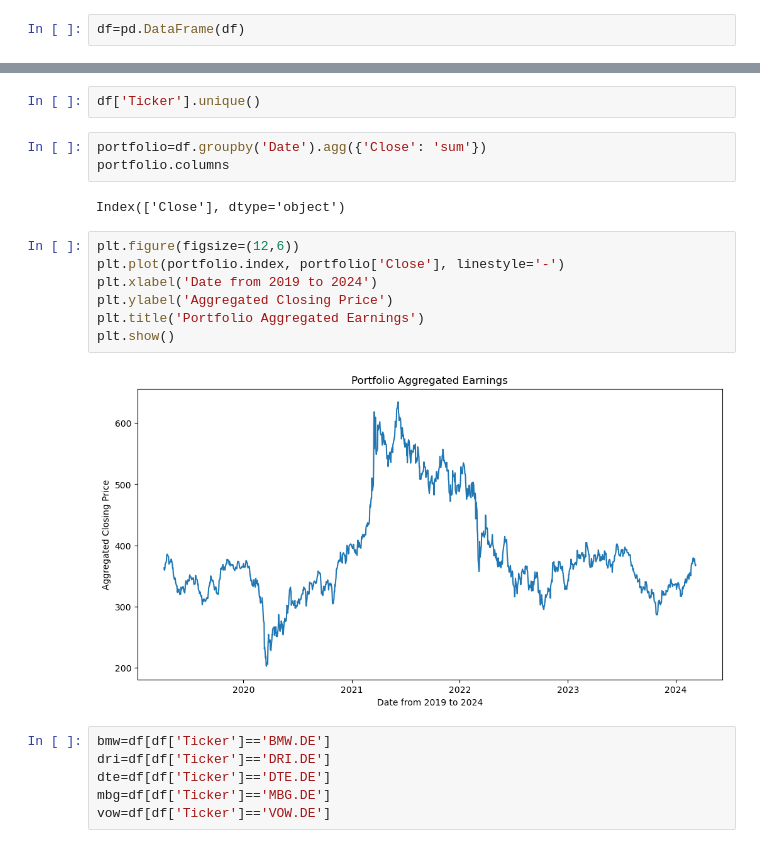
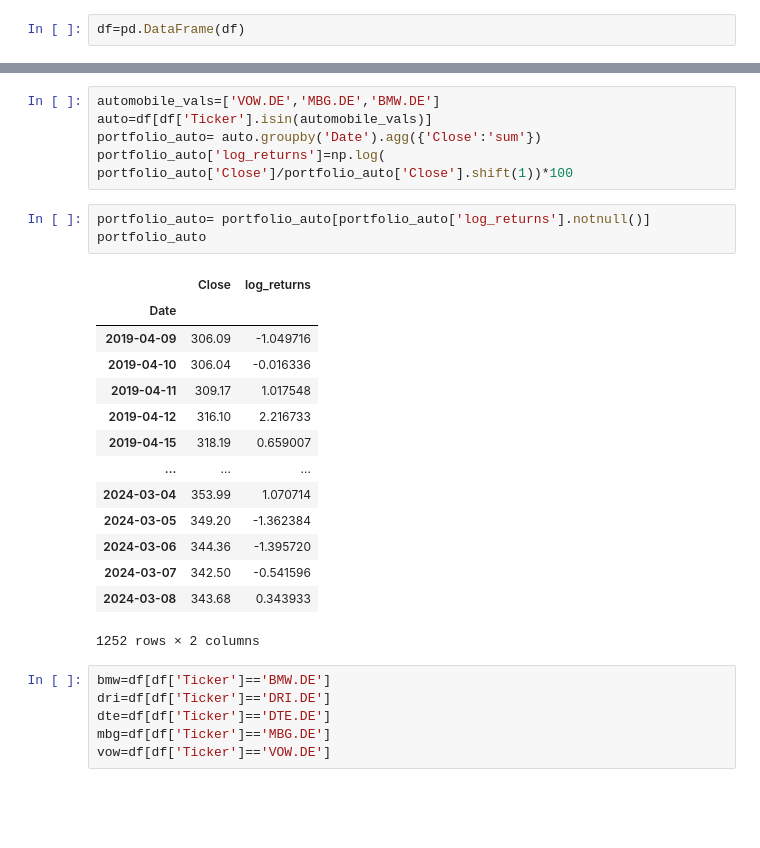
Before and after one commit to lucaluisadjei/pythongermanstocks, a Jupyter notebook: python_project.ipynb, the cells around one changed output, grey strips where cells are left out. Saved outputs shown, nothing was run; the diff lists cells and outputs as text; blank space fills up the shorter version.

```diff
--- a/python_project.ipynb
+++ b/python_project.ipynb
@@ -93,19 +78,26 @@ Name: log_returns, Length: 5599, dtype: float64
-# %%
-df['Ticker'].unique()
-# %%
-portfolio=df.groupby('Date').agg({'Close': 'sum'})
-portfolio.columns
-# %% [output]
-Index(['Close'], dtype='object')
-# %%
-plt.figure(figsize=(12,6))
-plt.plot(portfolio.index, portfolio['Close'], linestyle='-')
-plt.xlabel('Date from 2019 to 2024')
-plt.ylabel('Aggregated Closing Price')
-plt.title('Portfolio Aggregated Earnings')
-plt.show()
-# %% [output]
-[figure, removed]
+# %%
+automobile_vals=['VOW.DE','MBG.DE','BMW.DE']
+auto=df[df['Ticker'].isin(automobile_vals)]
+portfolio_auto= auto.groupby('Date').agg({'Close':'sum'})
+portfolio_auto['log_returns']=np.log( portfolio_auto['Close']/portfolio_auto['Close'].shift(1))*100
+# %%
+portfolio_auto= portfolio_auto[portfolio_auto['log_returns'].notnull()]
+portfolio_auto
+# %% [output]
+|  | Close | log_returns |
+| Date |  |  |
+| 2019-04-09 | 306.09 | -1.049716 |
+| 2019-04-10 | 306.04 | -0.016336 |
+| 2019-04-11 | 309.17 | 1.017548 |
+| 2019-04-12 | 316.10 | 2.216733 |
+| 2019-04-15 | 318.19 | 0.659007 |
+| ... | ... | ... |
+| 2024-03-04 | 353.99 | 1.070714 |
+| 2024-03-05 | 349.20 | -1.362384 |
+| 2024-03-06 | 344.36 | -1.395720 |
+| 2024-03-07 | 342.50 | -0.541596 |
+| 2024-03-08 | 343.68 | 0.343933 |
+1252 rows × 2 columns
 # %%
 bmw=df[df['Ticker']=='BMW.DE']
 dri=df[df['Ticker']=='DRI.DE']
```
Also changed, not shown: parts of 81 cells of this notebook.
